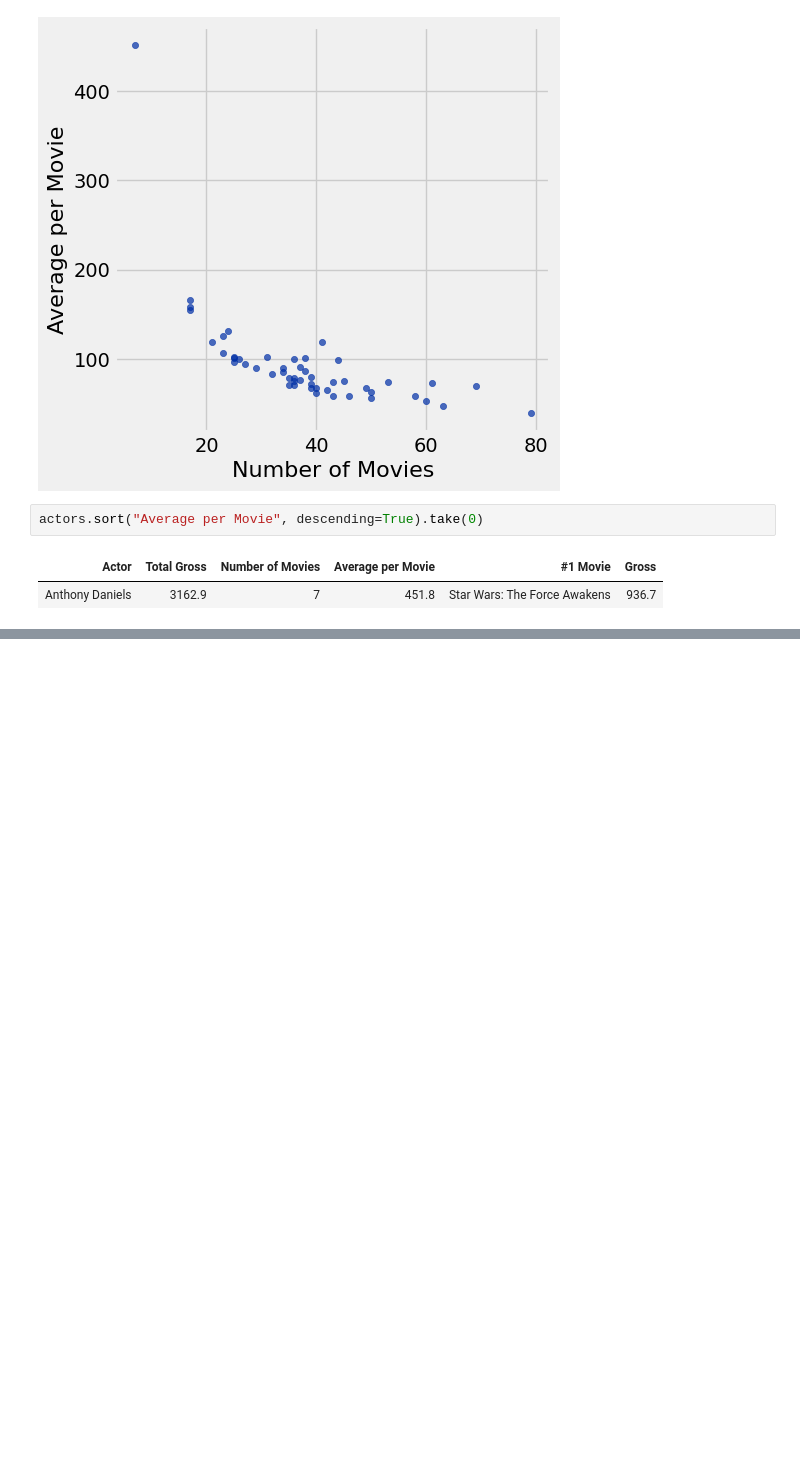
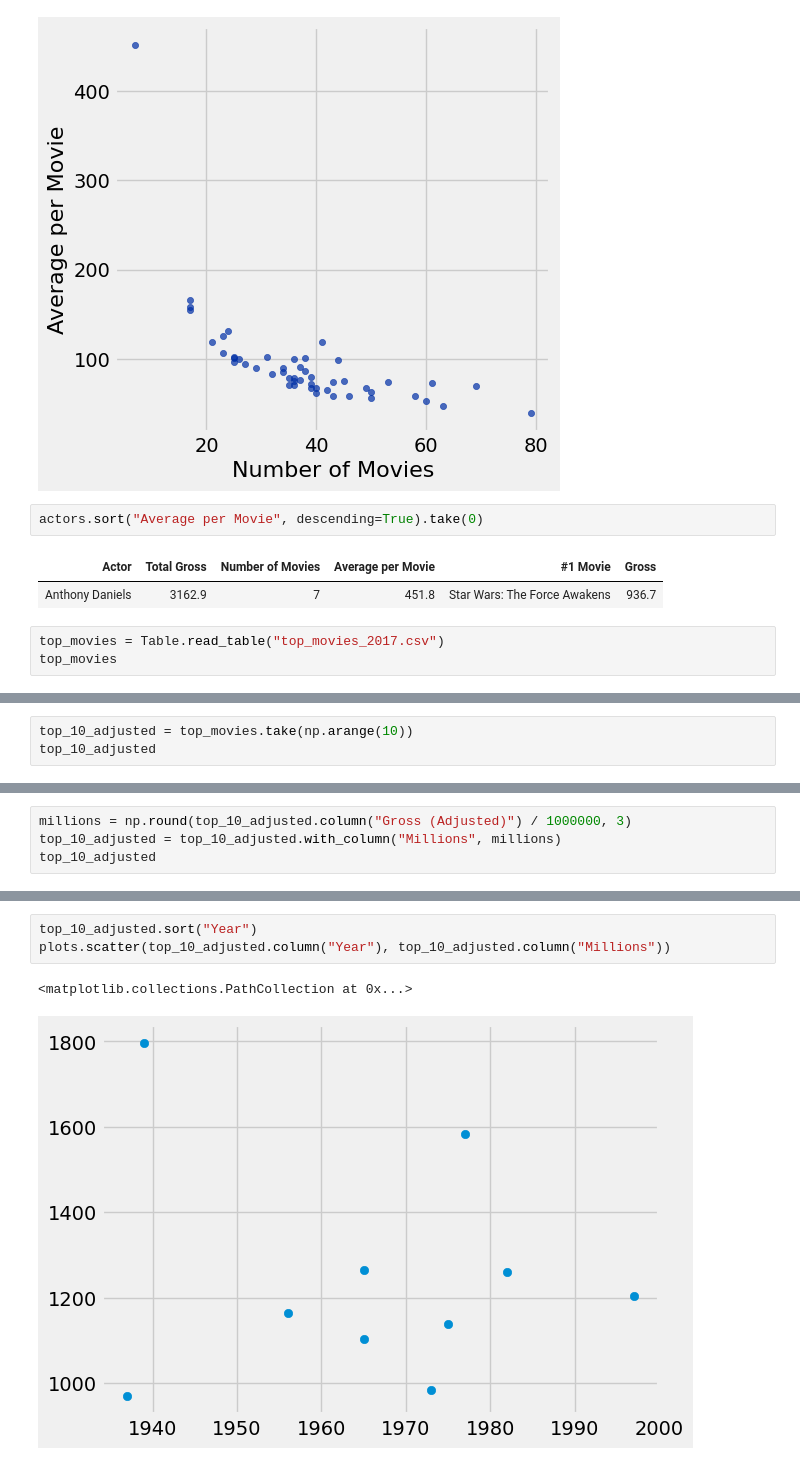
Before and after one commit to lochnes-007/Data8, a Jupyter notebook: 07-Charts.ipynb, the cells around one changed output, grey strips where cells are left out. Cells and saved outputs as stored; diff of their text form; blank space fills up the shorter version.

Commit message:
done w bar charts

```diff
--- a/07-Charts.ipynb
+++ b/07-Charts.ipynb
@@ -164,3 +164,6 @@ actors.sort("Average per Movie", descending=True).take(0)
 # %% [output]
 | Actor | Total Gross | Number of Movies | Average per Movie | #1 Movie | Gross |
 | Anthony Daniels | 3162.9 | 7 | 451.8 | Star Wars: The Force Awakens | 936.7 |
+# %%
+top_movies = Table.read_table("top_movies_2017.csv")
+top_movies
@@ -166,0 +183,3 @@ actors.sort("Average per Movie", descending=True).take(0)
+# %%
+top_10_adjusted = top_movies.take(np.arange(10))
+top_10_adjusted
@@ -166,0 +198,4 @@ actors.sort("Average per Movie", descending=True).take(0)
+# %%
+millions = np.round(top_10_adjusted.column("Gross (Adjusted)") / 1000000, 3)
+top_10_adjusted = top_10_adjusted.with_column("Millions", millions)
+top_10_adjusted
@@ -166,0 +214,6 @@ actors.sort("Average per Movie", descending=True).take(0)
+# %%
+top_10_adjusted.sort("Year")
+plots.scatter(top_10_adjusted.column("Year"), top_10_adjusted.column("Millions"))
+# %% [output]
+<matplotlib.collections.PathCollection at 0x...>
+[figure, added]
```
Also changed, not shown: parts of 4 cells of this notebook.
